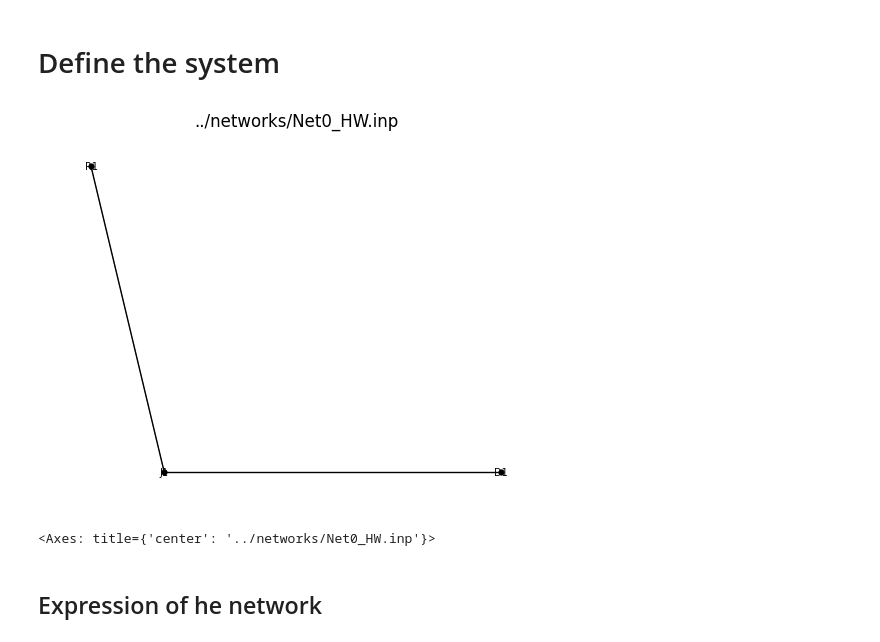
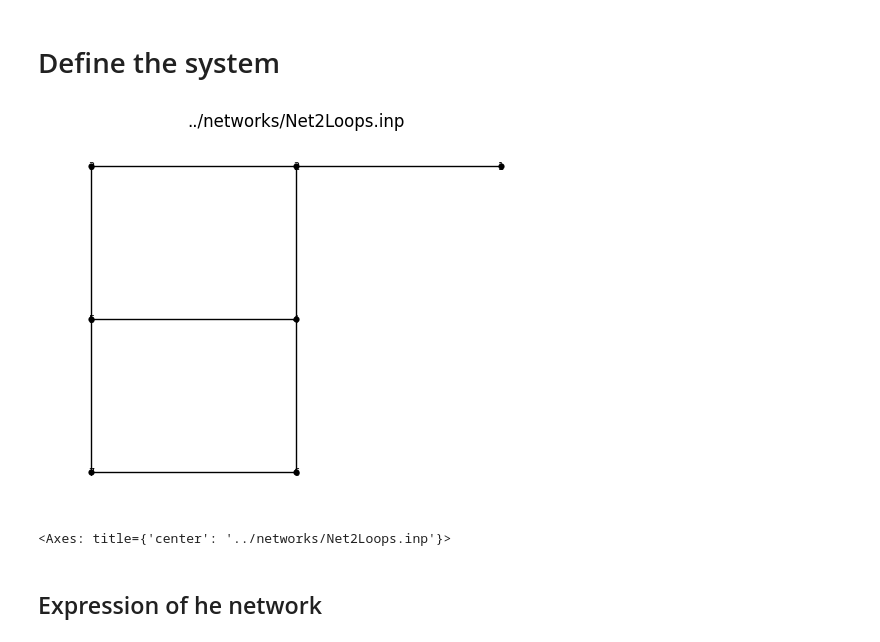
Before and after one commit to QuantumApplicationLab/wntr-quantum, a Jupyter notebook: docs/notebooks/trash/wntr_qubo_poly.ipynb, the cells around one changed output. Drawn from its saved outputs; the diff is of its cells as text; code cells hidden in the pictures.

```diff
--- a/docs/notebooks/trash/wntr_qubo_poly.ipynb
+++ b/docs/notebooks/trash/wntr_qubo_poly.ipynb
@@ -3,17 +3,17 @@
 # %%
 import wntr
 import wntr_quantum
 
 # Create a water network model
-inp_file = '../networks/Net0_HW.inp'
-# inp_file = 'networks/Net2Loops.inp'
+# inp_file = '../networks/Net0_HW.inp'
+inp_file = '../networks/Net2Loops.inp'
 wn = wntr.network.WaterNetworkModel(inp_file)
 
 # Graph the network
 wntr.graphics.plot_network(wn, title=wn.name, node_labels=True)
 # %% [output]
-[figure, old version]
+[figure, new version]
-<Axes: title={'center': '../networks/Net0_HW.inp'}>
+<Axes: title={'center': '../networks/Net2Loops.inp'}>
 # %% [markdown]
 ## Expression of he network
 # %%
```
Also changed, not shown: parts of 2 cells of this notebook, 1 other file.
